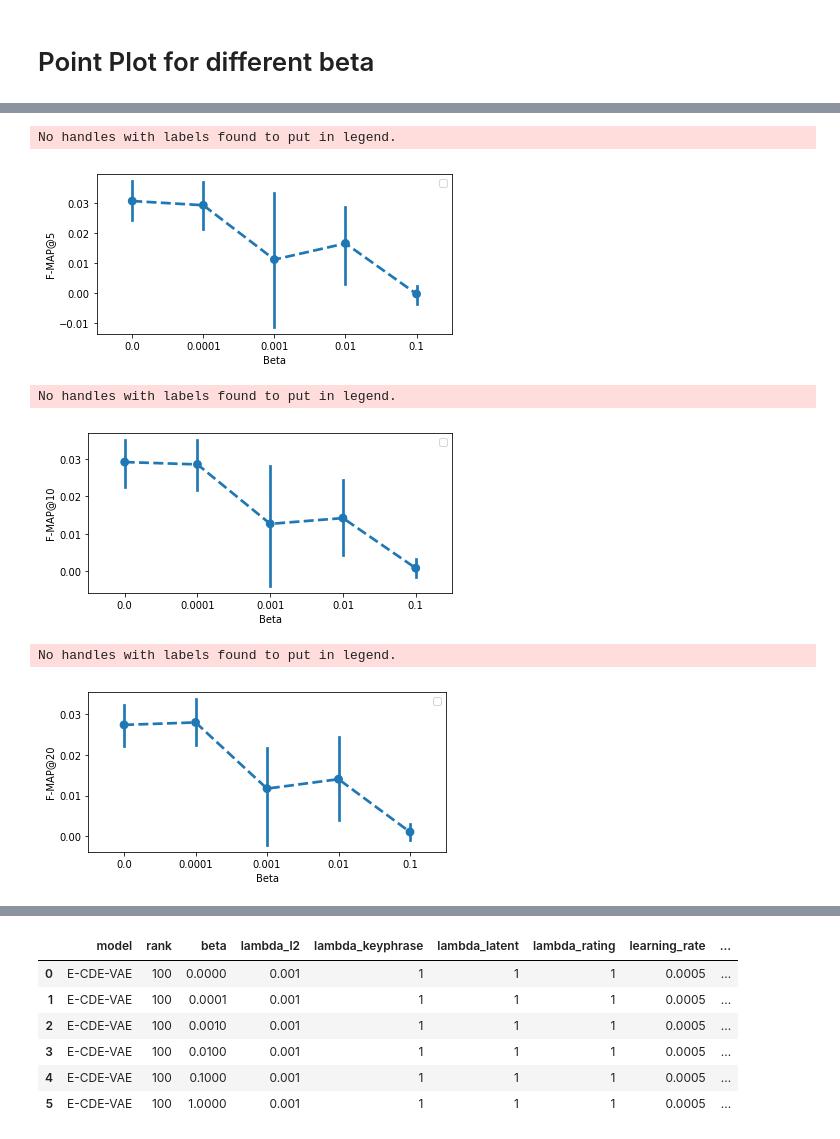
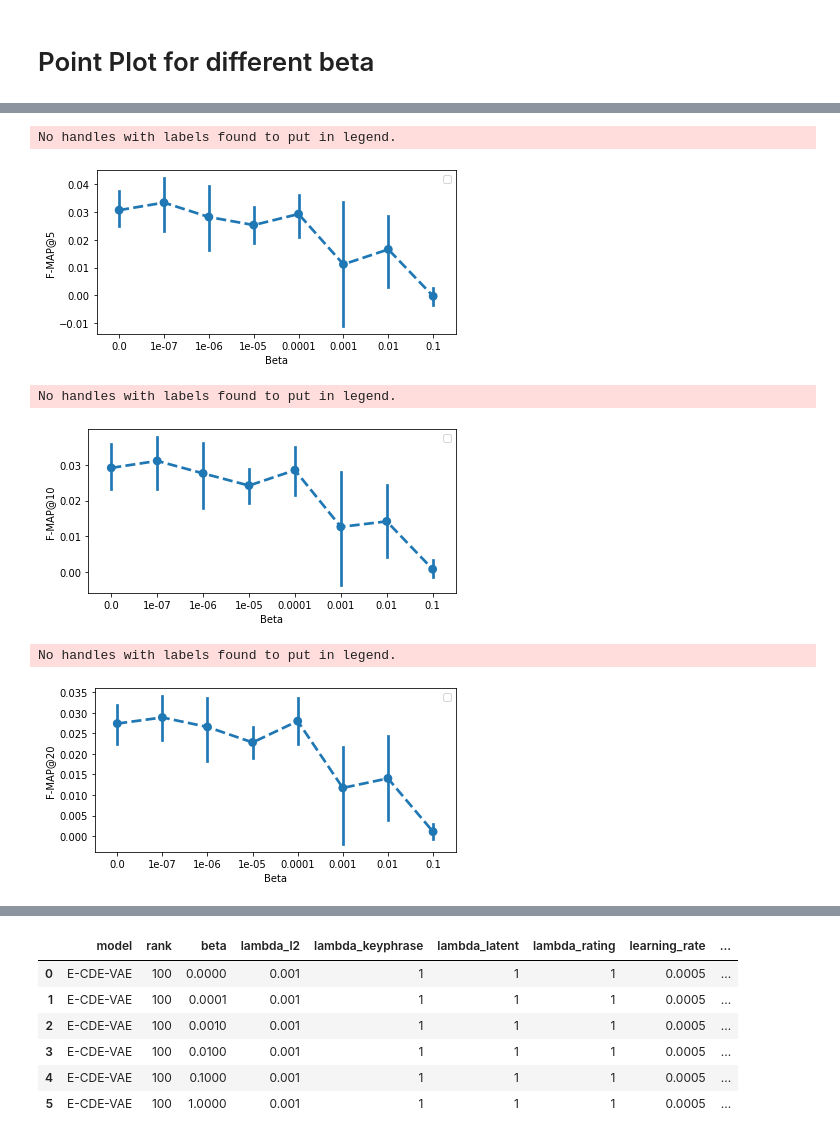
Before and after one commit to k9luo/DeepCritiquingForVAEBasedRecSys, a Jupyter notebook: F-MAP Plots.ipynb, the cells around one changed output, grey strips where cells are left out. Cells and saved outputs as stored; diff of their text form; code cells hidden in the pictures.

Commit message:
lots of fmap experiment updates

```diff
--- a/F-MAP Plots.ipynb
+++ b/F-MAP Plots.ipynb
@@ -228,15 +300,15 @@ No handles with labels found to put in legend.
 # %%
 df_fmap5, df_fmap10, df_fmap20 = return_pointplot_df(filtered_df)
-pandas_point_plot(df=df_fmap5.loc[df_fmap5['Beta'] != 1.0], x="Beta", y="F-MAP", hue=None, x_name="Beta", y_name="F-MAP@5", folder='beer', name='beer_FMAP5_beta', save=False)
-pandas_point_plot(df=df_fmap10.loc[df_fmap10['Beta'] != 1.0], x="Beta", y="F-MAP", hue=None, x_name="Beta", y_name="F-MAP@10", folder='beer', name='beer_FMAP10_beta', save=False)
-pandas_point_plot(df=df_fmap20.loc[df_fmap20['Beta'] != 1.0], x="Beta", y="F-MAP", hue=None, x_name="Beta", y_name="F-MAP@20", folder='beer', name='beer_FMAP20_beta', save=False)
+pandas_point_plot(df=df_fmap5.loc[~df_fmap5['Beta'].isin([1e-9, 1e-8, 1.0])], x="Beta", y="F-MAP", hue=None, x_name="Beta", y_name="F-MAP@5", folder='beer', name='beer_FMAP5_beta', save=False)
+pandas_point_plot(df=df_fmap10.loc[~df_fmap10['Beta'].isin([1e-9, 1e-8, 1.0])], x="Beta", y="F-MAP", hue=None, x_name="Beta", y_name="F-MAP@10", folder='beer', name='beer_FMAP10_beta', save=False)
+pandas_point_plot(df=df_fmap20.loc[~df_fmap20['Beta'].isin([1e-9, 1e-8, 1.0])], x="Beta", y="F-MAP", hue=None, x_name="Beta", y_name="F-MAP@20", folder='beer', name='beer_FMAP20_beta', save=False)
 # %% [output]
 No handles with labels found to put in legend.
-[figure, old version]
+[figure, new version]
 No handles with labels found to put in legend.
-[figure, old version]
+[figure, new version]
 No handles with labels found to put in legend.
-[figure, old version]
+[figure, new version]
 # %%
 beta_fmap = (filtered_df.groupby(['model', 'rank', 'beta', 'lambda_l2', 'lambda_keyphrase', 'lambda_latent', 'lambda_rating', 'learning_rate', 'epoch', 'corruption', 'optimizer'], as_index=False)
 .agg({'F-MAP@5':'mean', 'F-MAP@10':'mean','F-MAP@20':'mean'})).sort_values(by=['beta'])
```
Also changed, not shown: parts of 16 cells of this notebook, 49 other files.
